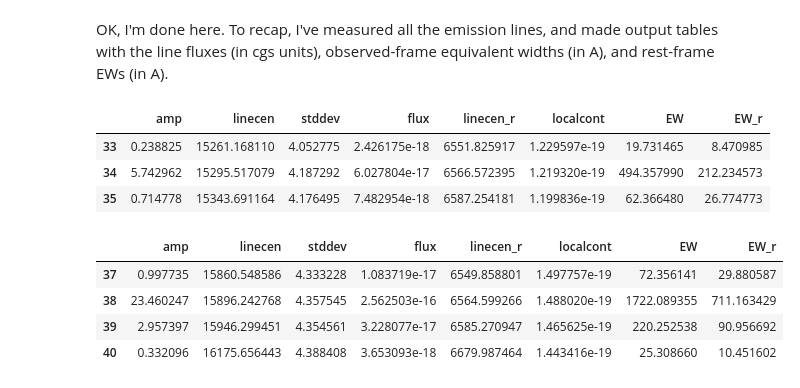
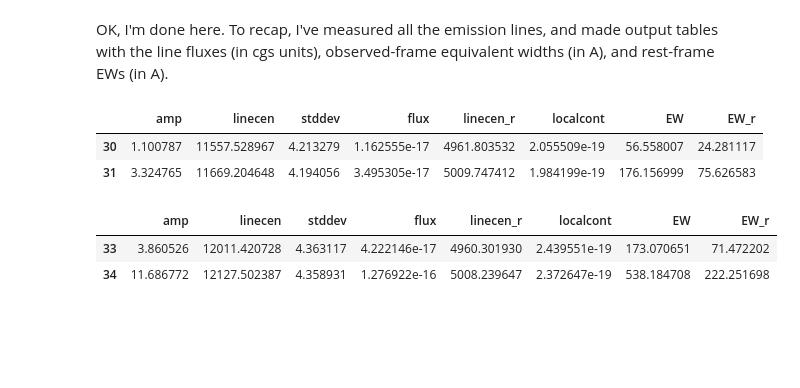
Before and after one commit to janerigby/NB, a Jupyter notebook: fit_prospectorlines_s1723s2340.ipynb, the cells around one changed output. Drawn from its saved outputs; the diff is of its cells as text; code cells hidden in the pictures; blank space fills up the shorter version.

```diff
--- a/fit_prospectorlines_s1723s2340.ipynb
+++ b/fit_prospectorlines_s1723s2340.ipynb
@@ -163,18 +163,15 @@ Detected emission lines and fit Gaussians, results in 2340_bestfit_nov2020_measu
 OK, I'm done here.  To recap, I've measured all the emission lines, and made output tables with the line fluxes (in cgs units), observed-frame equivalent widths (in A), and rest-frame EWs (in A).
 # %%
 subset = results[infiles[0]]
-subset.loc[subset['linecen_r'].between(6500,6700)].head()
+subset.loc[subset['linecen_r'].between(4900,5100)].head()
 # %% [output]
 |  | amp | linecen | stddev | flux | linecen_r | localcont | EW | EW_r |
-| 33 | 0.238825 | 15261.168110 | 4.052775 | 2.426175e-18 | 6551.825917 | 1.229597e-19 | 19.731465 | 8.470985 |
-| 34 | 5.742962 | 15295.517079 | 4.187292 | 6.027804e-17 | 6566.572395 | 1.219320e-19 | 494.357990 | 212.234573 |
-| 35 | 0.714778 | 15343.691164 | 4.176495 | 7.482954e-18 | 6587.254181 | 1.199836e-19 | 62.366480 | 26.774773 |
+| 30 | 1.100787 | 11557.528967 | 4.213279 | 1.162555e-17 | 4961.803532 | 2.055509e-19 | 56.558007 | 24.281117 |
+| 31 | 3.324765 | 11669.204648 | 4.194056 | 3.495305e-17 | 5009.747412 | 1.984199e-19 | 176.156999 | 75.626583 |
 # %%
 subset = results[infiles[1]]
-subset.loc[subset['linecen_r'].between(6500,6700)].head()
+subset.loc[subset['linecen_r'].between(4900,5100)].head()
 # %% [output]
 |  | amp | linecen | stddev | flux | linecen_r | localcont | EW | EW_r |
-| 37 | 0.997735 | 15860.548586 | 4.333228 | 1.083719e-17 | 6549.858801 | 1.497757e-19 | 72.356141 | 29.880587 |
-| 38 | 23.460247 | 15896.242768 | 4.357545 | 2.562503e-16 | 6564.599266 | 1.488020e-19 | 1722.089355 | 711.163429 |
-| 39 | 2.957397 | 15946.299451 | 4.354561 | 3.228077e-17 | 6585.270947 | 1.465625e-19 | 220.252538 | 90.956692 |
-| 40 | 0.332096 | 16175.656443 | 4.388408 | 3.653093e-18 | 6679.987464 | 1.443416e-19 | 25.308660 | 10.451602 |
+| 33 | 3.860526 | 12011.420728 | 4.363117 | 4.222146e-17 | 4960.301930 | 2.439551e-19 | 173.070651 | 71.472202 |
+| 34 | 11.686772 | 12127.502387 | 4.358931 | 1.276922e-16 | 5008.239647 | 2.372647e-19 | 538.184708 | 222.251698 |
```
Also changed, not shown: parts of 1 cell of this notebook.
